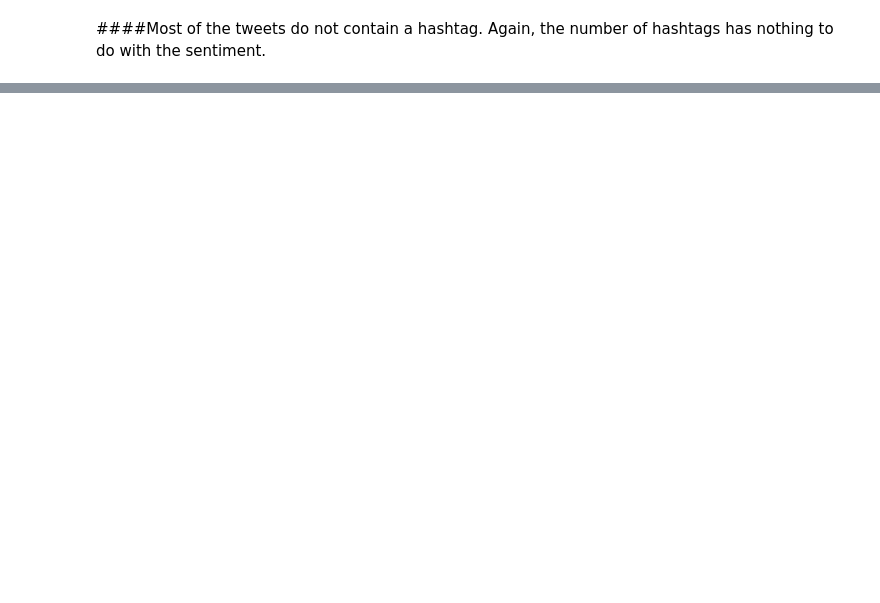
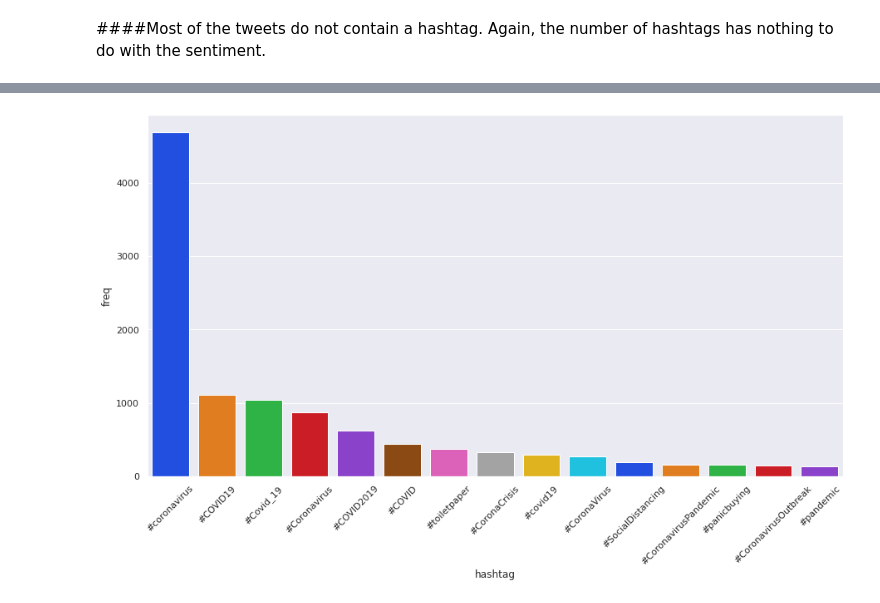
Before and after one commit to manjusreekc/Classification-Coronavirus-Tweet-Sentiment-Analysis, a Jupyter notebook: Coronavirus_Tweet_Sentiment_Analysis_Manjusree_K_C_Capstone_Project.ipynb, the cells around one changed output, grey strips where cells are left out. Cells and saved outputs as stored; diff of their text form; code cells hidden in the pictures; blank space fills up the shorter version.

```diff
--- a/Coronavirus_Tweet_Sentiment_Analysis_Manjusree_K_C_Capstone_Project.ipynb
+++ b/Coronavirus_Tweet_Sentiment_Analysis_Manjusree_K_C_Capstone_Project.ipynb
@@ -368,0 +479,5 @@ show_dist(df, "Number Of Hashtags")
+# %%
+#Calling hashtag_freq_graph on negative tweet dataframe
+hashtag_freq_graph(Negative_tweet)
+# %% [output]
+[figure, added]
```
Also changed, not shown: parts of 44 cells of this notebook.
